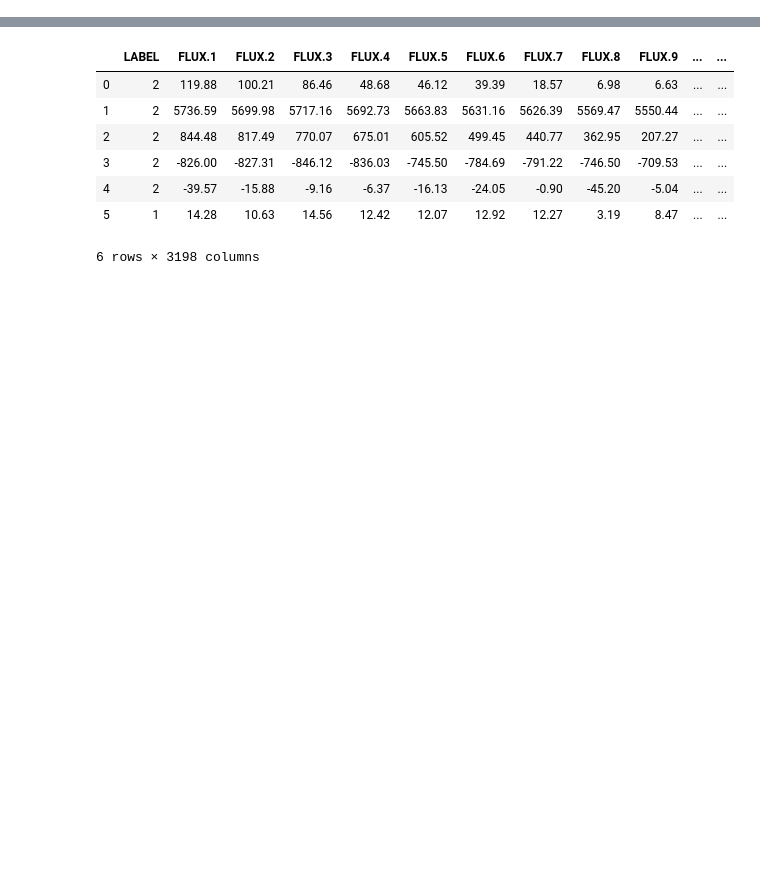
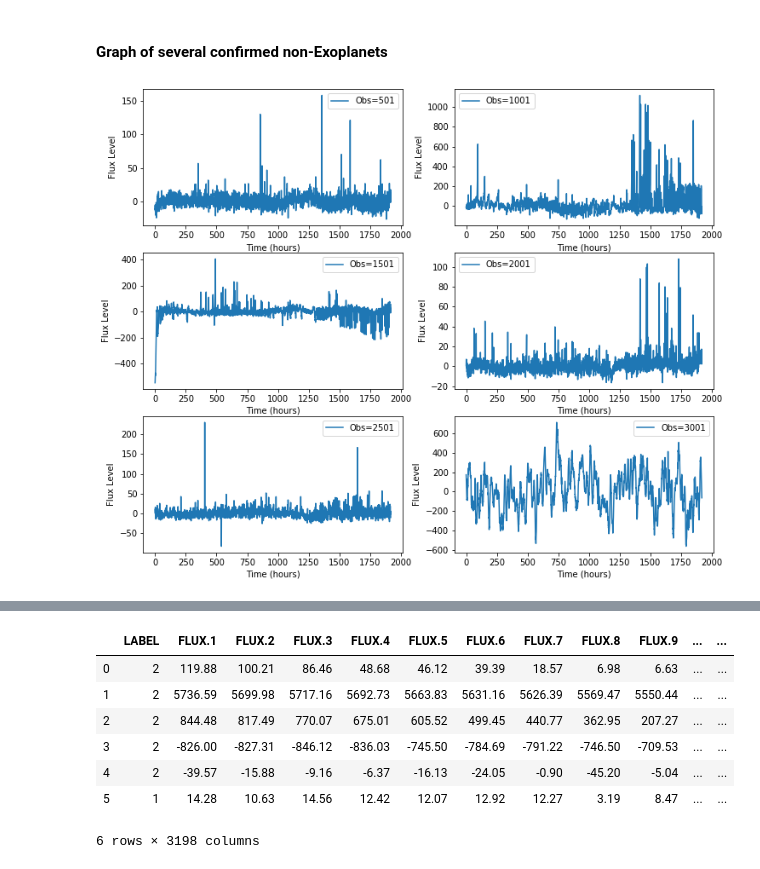
Before and after one commit to nikderi/Projects, a Jupyter notebook: projectone.ipynb, the cells around one changed output, grey strips where cells are left out. Cells and saved outputs as stored; diff of their text form; code cells hidden in the pictures; blank space fills up the shorter version.

```diff
--- a/projectone.ipynb
+++ b/projectone.ipynb
@@ -203,0 +83,15 @@ def reduce_upper_outliers(df,reduce = 0.01, half_width=4):
+# %% [markdown]
+#### Graph of several confirmed non-Exoplanets
+# %%
+# Display 6 confirmed non-exoplanets flux vs time graphs
+fig = plt.figure(figsize=(12, 10))
+for i in range(6):
+    ax = fig.add_subplot(3, 2, i+1)
+    step = (i+1)*500
+    ax.plot(time, flux[step,:])
+    ax.set_xlabel('Time (hours)')
+    ax.set_ylabel('Flux Level')
+    ax.set_ylabel('Flux Level')
+    ax.legend([('Obs=' + str(step+1))])
+# %% [output]
+[figure, added]
```
Also changed, not shown: parts of 127 cells of this notebook.
